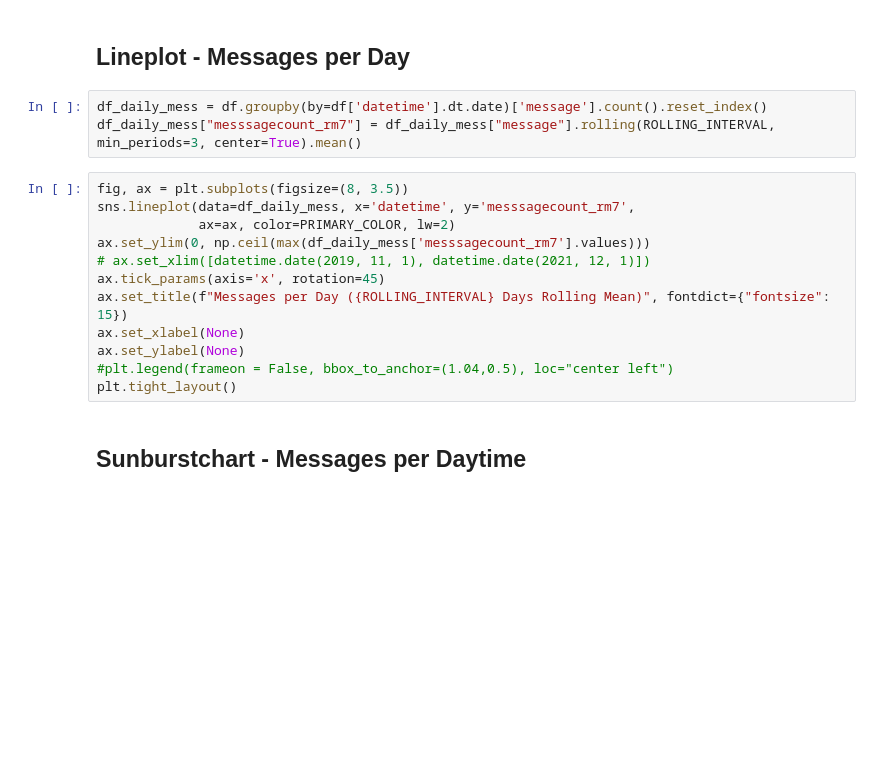
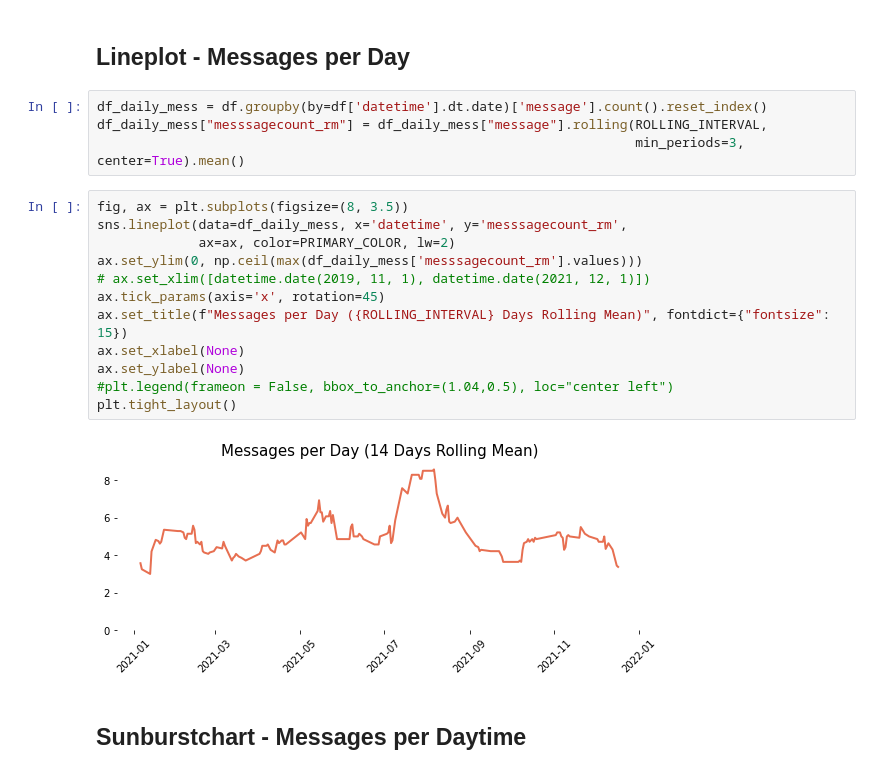
Before and after one commit to aaronzipp/chat-miner, a Jupyter notebook: Visualizations.ipynb, the cells around one changed output. Drawn from its saved outputs; the diff is of its cells as text; blank space fills up the shorter version.

```diff
--- a/Visualizations.ipynb
+++ b/Visualizations.ipynb
@@ -37,19 +37,22 @@ df["hour"] = df["datetime"].dt.hour
 ## Lineplot - Messages per Day
 # %%
 df_daily_mess = df.groupby(by=df['datetime'].dt.date)['message'].count().reset_index()
-df_daily_mess["messsagecount_rm7"] = df_daily_mess["message"].rolling(ROLLING_INTERVAL, min_periods=3, center=True).mean()
+df_daily_mess["messsagecount_rm"] = df_daily_mess["message"].rolling(ROLLING_INTERVAL,
+                                                                     min_periods=3, center=True).mean()
 # %%
 fig, ax = plt.subplots(figsize=(8, 3.5))
-sns.lineplot(data=df_daily_mess, x='datetime', y='messsagecount_rm7',
+sns.lineplot(data=df_daily_mess, x='datetime', y='messsagecount_rm',
              ax=ax, color=PRIMARY_COLOR, lw=2)
-ax.set_ylim(0, np.ceil(max(df_daily_mess['messsagecount_rm7'].values)))
+ax.set_ylim(0, np.ceil(max(df_daily_mess['messsagecount_rm'].values)))
 # ax.set_xlim([datetime.date(2019, 11, 1), datetime.date(2021, 12, 1)])
 ax.tick_params(axis='x', rotation=45)
 ax.set_title(f"Messages per Day ({ROLLING_INTERVAL} Days Rolling Mean)", fontdict={"fontsize": 15})
 ax.set_xlabel(None)
 ax.set_ylabel(None)
 #plt.legend(frameon = False, bbox_to_anchor=(1.04,0.5), loc="center left")
 plt.tight_layout()
+# %% [output]
+[figure, added]
 # %% [markdown]
 ## Sunburstchart - Messages per Daytime
 # %%
```
Also changed, not shown: parts of 11 cells of this notebook, 1 other file.
